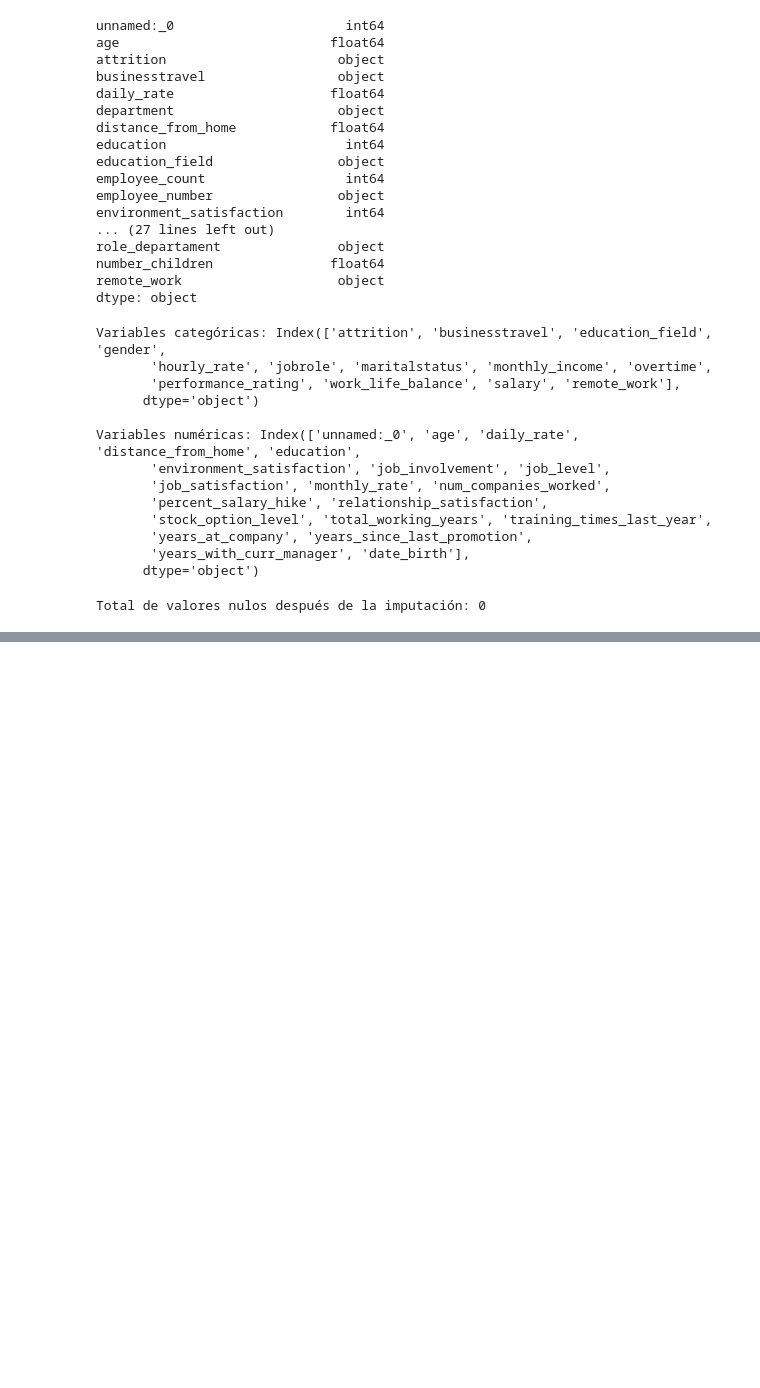
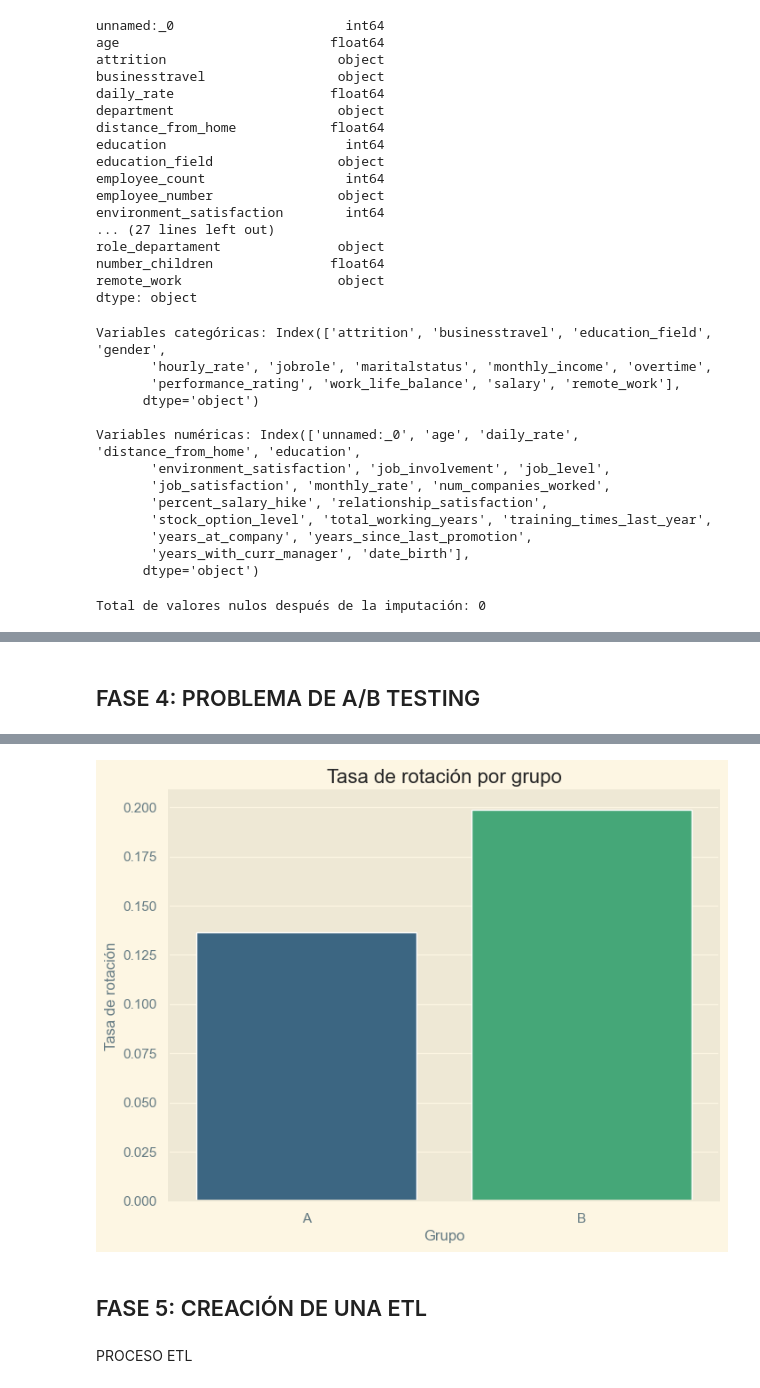
Before and after one commit to Adalab/proyecto-da_c_modulo3_team_4, a Jupyter notebook: ejercicio_proyecto.ipynb, the cells around one changed output, grey strips where cells are left out. Drawn from its saved outputs; the diff is of its cells as text; code cells hidden in the pictures; blank space fills up the shorter version.

```diff
--- a/ejercicio_proyecto.ipynb
+++ b/ejercicio_proyecto.ipynb
@@ -459,0 +873,72 @@ memory usage: 416.2+ KB
+# %% [markdown]
+## FASE 4: PROBLEMA DE A/B TESTING
+# %%
+# Problema de A/B Testing
+# -----------------------------------------------------------------------
+
+# Plantear Hipótesis
+H0 = "Existe una relación entre el nivel de satisfacción en el trabajo y la rotación de empleados en la empresa"
+H1 = "No Existe una relación entre el nivel de satisfacción en el trabajo y la rotación de empleados en la empresa"
+
+# Creamos una columna 'Grupo' basada en el nivel de satisfacción
+df['Grupo'] = df['job_satisfaction'].apply(lambda x: 'A' if x >= 3 else 'B')
+
+# Calcula la tasa de rotación para cada grupo (porcentaje de empleados que han abandonado la empresa).
+tasa_rotacion = (df.groupby('Grupo')['attrition'].apply(lambda x: (x == 'Yes').sum() / x.count()).reset_index(name='Tasa Rotación'))
+print(f"\nLa tasa de rotación para cada grupo es:")
+print(tasa_rotacion.round(3))
+
+# Planteamos Hipótesis
+    # HO: tasa_rotacion_A = tasa_rotacion_B
+    # H1: tasa_rotacion_A != tasa_rotacion_B
+
+# Calculamos el número de 'Yes' y 'No'
+contar_A = df[df['Grupo'] == 'A']['attrition'].value_counts(normalize=True).get('Yes', 0)
+contar_B = df[df['Grupo'] == 'B']['attrition'].value_counts(normalize=True).get('Yes', 0)
+print(f"\nEl número de 'Yes' es {contar_A.round(3)} mientras que el de 'No' es {contar_B.round(3)}")
+print("------------------------------------------------------")
+
+# Calculamos el tamaño de la muestra n
+n_A = len(df[df['Grupo'] == 'A'])
+n_B = len(df[df['Grupo'] == 'B'])
+print(f"\nEl tamaño de la muestra para 'Yes' es {n_A} mientras que para 'No' es {n_B}")
+print("------------------------------------------------------")
+
+# Elección de nivel de significancia: 0.05
+alpha = 0.05
+print(f"\nEl nivel de significancia es: {alpha}")
+print("------------------------------------------------------")
+
+# Contamos el número de 'Yes' en cada grupo
+count_A = df[df['Grupo'] == 'A']['attrition'].value_counts().get('Yes', 0)
+count_B = df[df['Grupo'] == 'B']['attrition'].value_counts().get('Yes', 0)
+
+# Tamaños de muestra
+n_A = len(df[df['Grupo'] == 'A'])
+n_B = len(df[df['Grupo'] == 'B'])
+
+
+# Realizamos la prueba z de dos proporciones
+z_stat, p_val = proportions_ztest([count_A, count_B], [n_A, n_B])
+print(f'Estadístico z: {z_stat}')
+print(f'Valor p: {p_val}')
+
+# Comparamos el valor p con el nivel de significancia
+if p_val < alpha:
+    print("Rechazamos la hipótesis nula")
+else:
+    print("No podemos rechazar la hipótesis nula")
+
+# Visualizamos los resultados
+
+## Gráfico de barras
+plt.figure(figsize=(8, 6))
+sns.barplot(x='Grupo', y='Tasa Rotación', data=tasa_rotacion, palette="viridis")
+plt.title("Tasa de rotación por grupo")
+plt.xlabel("Grupo")
+plt.ylabel("Tasa de rotación")
+plt.show()
+
+# Guardamos el DataFrame en un archivo CSV
+df.to_csv("./CSV Ejercicio/4_df_problema_ab_testing.csv", index=False)
+# %% [output]
@@ -459,0 +961 @@ memory usage: 416.2+ KB
+[figure, added]
@@ -459,0 +999,2 @@ memory usage: 416.2+ KB
+# %% [markdown]
+## FASE 5: CREACIÓN DE UNA ETL
@@ -459,0 +1242,2 @@ memory usage: 416.2+ KB
+# %% [markdown]
+PROCESO ETL
```
Also changed, not shown: parts of 18 cells of this notebook, 11 other files.
